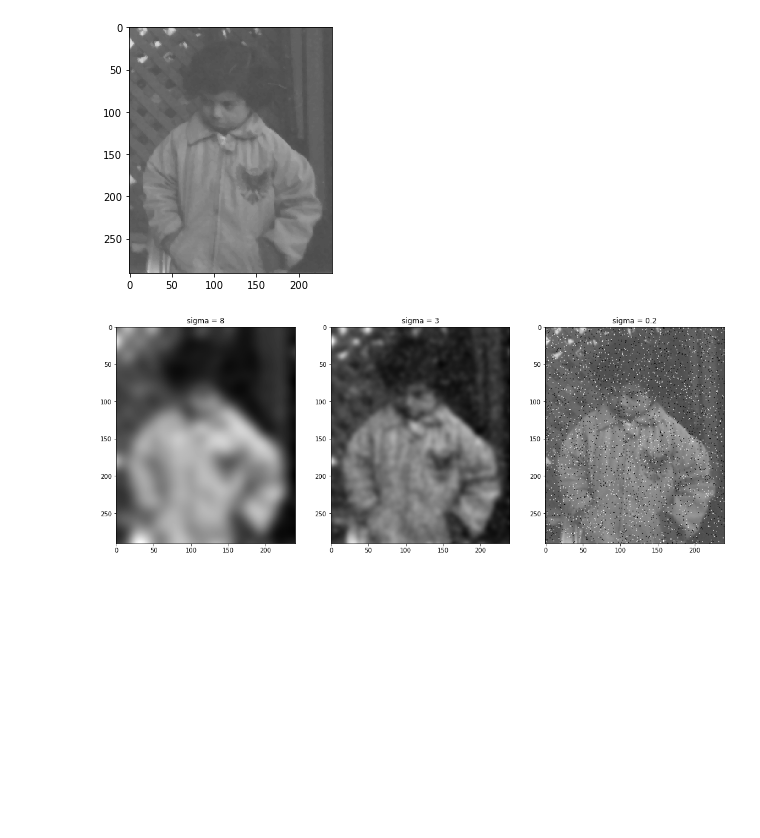
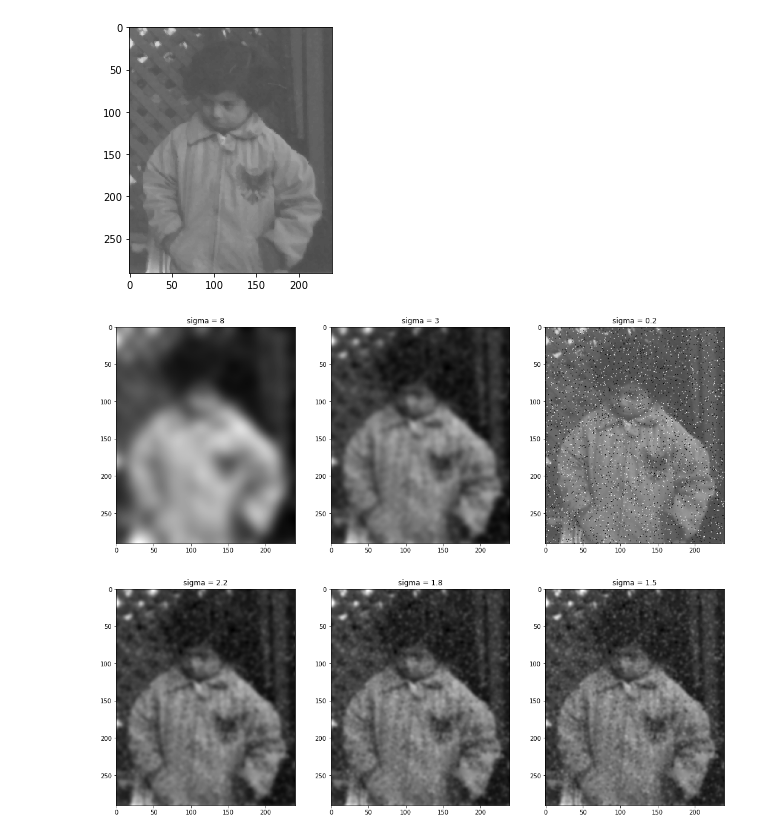
Before and after one commit to khaHesham/Image-Processing, a Jupyter notebook: Lab3/Lab_Smoothing_STD.ipynb, the cells around one changed output. Drawn from its saved outputs; the diff is of its cells as text; code cells hidden in the pictures; blank space fills up the shorter version.

```diff
--- a/Lab3/Lab_Smoothing_STD.ipynb
+++ b/Lab3/Lab_Smoothing_STD.ipynb
@@ -64,11 +61,16 @@ io.imshow(med_img)
 [figure]
 # %%
 '''
-(3) Gaussion Filters
+(3) Gaussian Filters
 '''
 sigma_8 = gaussian(noisy_img, sigma=8)
 sigma_3 = gaussian(noisy_img, sigma=3)
 sigma_0_2 = gaussian(noisy_img, sigma=0.2)
 show_images([sigma_8, sigma_3, sigma_0_2],["sigma = 8","sigma = 3","sigma = 0.2"])
+
+# Experiment
+show_images([gaussian(noisy_img, 2.2), gaussian(noisy_img, 1.8), gaussian(noisy_img, 1.5)],
+            ["sigma = 2.2", "sigma = 1.8", "sigma = 1.5"])
 # %% [output]
 [figure]
+[figure, added]
```
Also changed, not shown: parts of 2 cells of this notebook, 2 other files.
